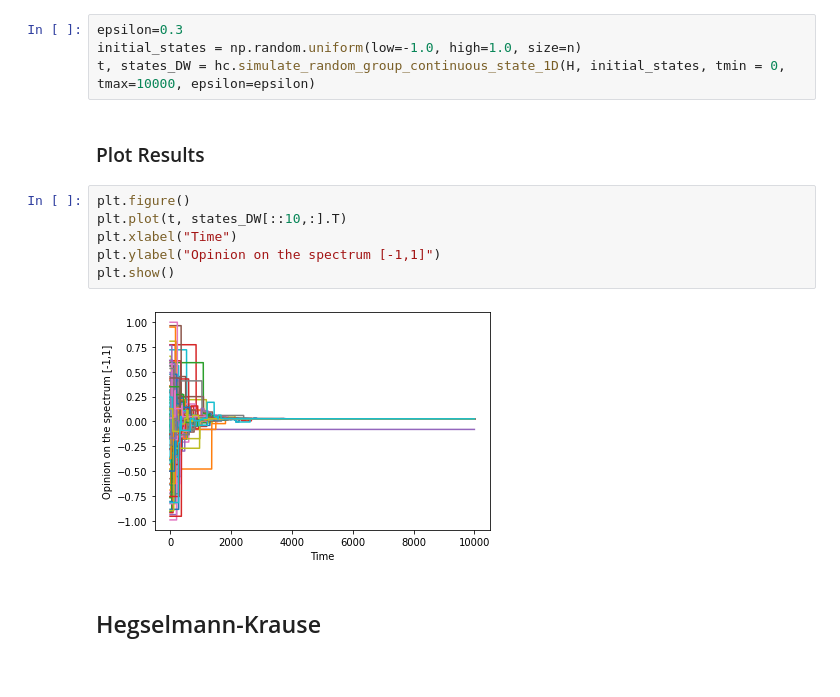
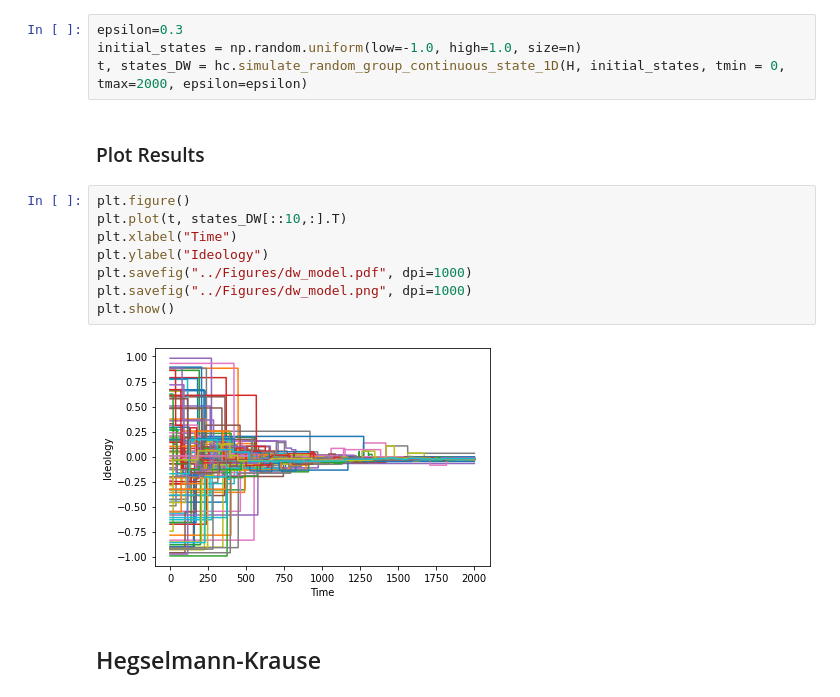
Before and after one commit to nwlandry/hypercontagion, a Jupyter notebook: demos/Library-Demo.ipynb, the cells around one changed output. Cells and saved outputs as stored; diff of their text form.

```diff
--- a/demos/Library-Demo.ipynb
+++ b/demos/Library-Demo.ipynb
@@ -129,17 +136,19 @@ $\epsilon$ is a "cautiousness" parameter
 # %%
 epsilon=0.3
 initial_states = np.random.uniform(low=-1.0, high=1.0, size=n)
-t, states_DW = hc.simulate_random_group_continuous_state_1D(H, initial_states, tmin = 0, tmax=10000, epsilon=epsilon)
+t, states_DW = hc.simulate_random_group_continuous_state_1D(H, initial_states, tmin = 0, tmax=2000, epsilon=epsilon)
 # %% [markdown]
 ### Plot Results
 # %%
 plt.figure()
 plt.plot(t, states_DW[::10,:].T)
 plt.xlabel("Time")
-plt.ylabel("Opinion on the spectrum [-1,1]")
+plt.ylabel("Ideology")
+plt.savefig("../Figures/dw_model.pdf", dpi=1000)
+plt.savefig("../Figures/dw_model.png", dpi=1000)
 plt.show()
 # %% [output]
-[figure, old version]
+[figure, new version]
 # %% [markdown]
 ## Hegselmann-Krause
 # %% [markdown]
```
Also changed, not shown: parts of 8 cells of this notebook, 16 other files.
